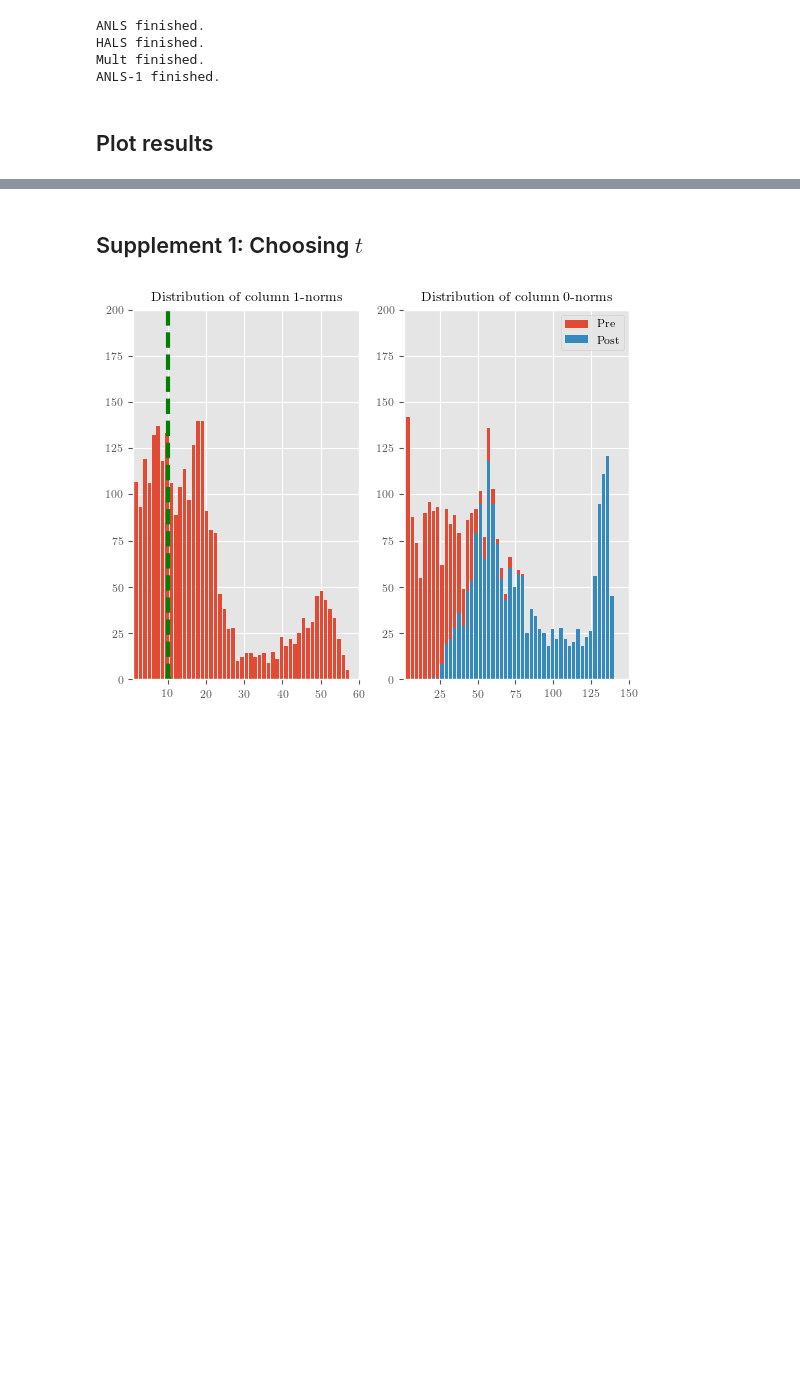
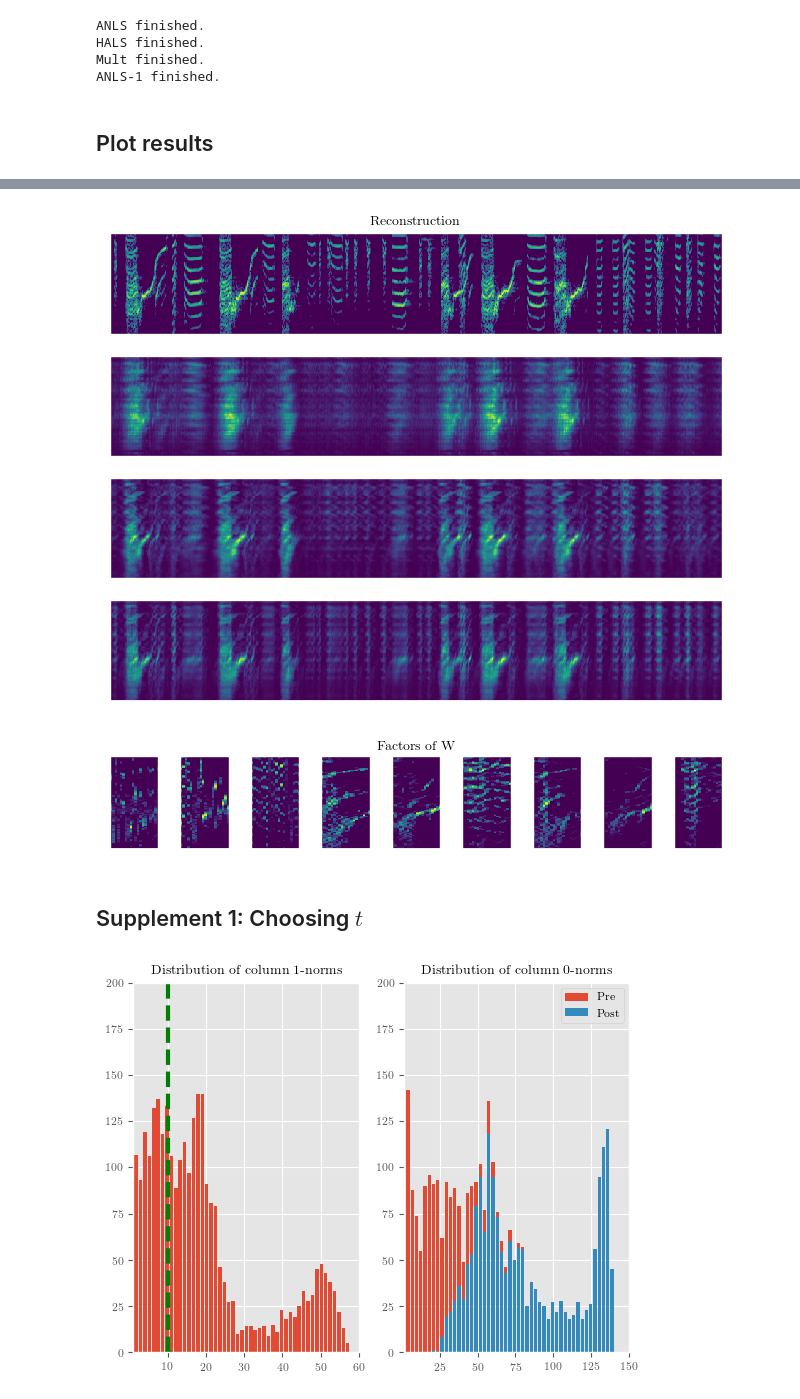
Before and after one commit to degleris1/CMF.jl, a Jupyter notebook: figures/sep_song.ipynb, the cells around one changed output, grey strips where cells are left out. Saved outputs shown, nothing was run; the diff lists cells and outputs as text; code cells hidden in the pictures; blank space fills up the shorter version.

```diff
--- a/figures/sep_song.ipynb
+++ b/figures/sep_song.ipynb
@@ -168,3 +150,69 @@ plt.savefig("song-a1-fac.pdf")
+# %%
+# Plot visual
+slice = 1000:2000
+function display(data, ax)
+    ax.imshow(data[:, slice], aspect="auto")
+    ax.grid(false)
+    ax.set_xticks([])
+    ax.set_yticks([])
+end
+
+figa, axesa = plt.subplots(4, 1, figsize=set_size(doc_textwidth, aspect=0.8))
+
+display(rs.data, axesa[1])
+display(cmf.tensor_conv(rs.W, rs.H), axesa[2])
+display(cmf.tensor_conv(rsep["ANLS-1"].W, rsep["ANLS-1"].H), axesa[3])
+display(cmf.tensor_conv(rsep["ANLS-2"].W, rsep["ANLS-2"].H), axesa[4])
+
+axesa[1].set_title("Reconstruction")
+figa.tight_layout()
+plt.savefig("song-reconstruct.pdf")
+
+# fig1, axes1 = cmf.plot_reconstruction(rs, 1000:2000, sort_units=false)
+# axes1[1].set_title("LECS Reconstruction")
+# plt.savefig("song-lecs-rc.pdf")
+
+# fig3, axes3 = cmf.plot_reconstruction(rsep["ANLS-1"], 1000:2000, sort_units=false)
+# axes3[1].set_title("LECS + 1-ANLS Reconstruction")
+# plt.savefig("song-a1-rc.pdf")
+
+
+figb, axesb = plt.subplots(1, 9, figsize=set_size(doc_textwidth, aspect=0.2))
+for i in 1:K
+    ax = axesb[i]
+    ax.imshow(rs.W[:, :, i]', aspect="auto")
+    ax.grid(false)
+    ax.set_xticks([])
+    ax.set_yticks([])
+end
+for i in 1:K
+    ax = axesb[i+3]
+    ax.imshow(rsep["ANLS-1"].W[:, :, i]', aspect="auto")
+    ax.grid(false)
+    ax.set_xticks([])
+    ax.set_yticks([])
+end
+for i in 1:K
+    ax = axesb[i+6]
+    ax.imshow(rsep["ANLS-2"].W[:, :, i]', aspect="auto")
+    ax.grid(false)
+    ax.set_xticks([])
+    ax.set_yticks([])
+end
+figb.suptitle("Factors of W")
+figb.tight_layout()
+plt.savefig("song-factors.pdf")
+
+# fig2, axes2 = cmf.plot_Ws(rs, sort_units=false)
+# axes2[2].set_title("LECS Factors")
+# plt.savefig("song-lecs-fac.pdf")
+
+# fig4, axes4 = cmf.plot_Ws(rsep["ANLS-1"], sort_units=false)
+# axes4[2].set_title("LECS + 1-ANLS Factors")
+# plt.savefig("song-a1-fac.pdf")
+# %% [output]
+[figure, added]
+[figure, added]
 # %% [markdown]
 ## Supplement 1: Choosing $t$
 # %%
```
Also changed, not shown: parts of 4 cells of this notebook.
